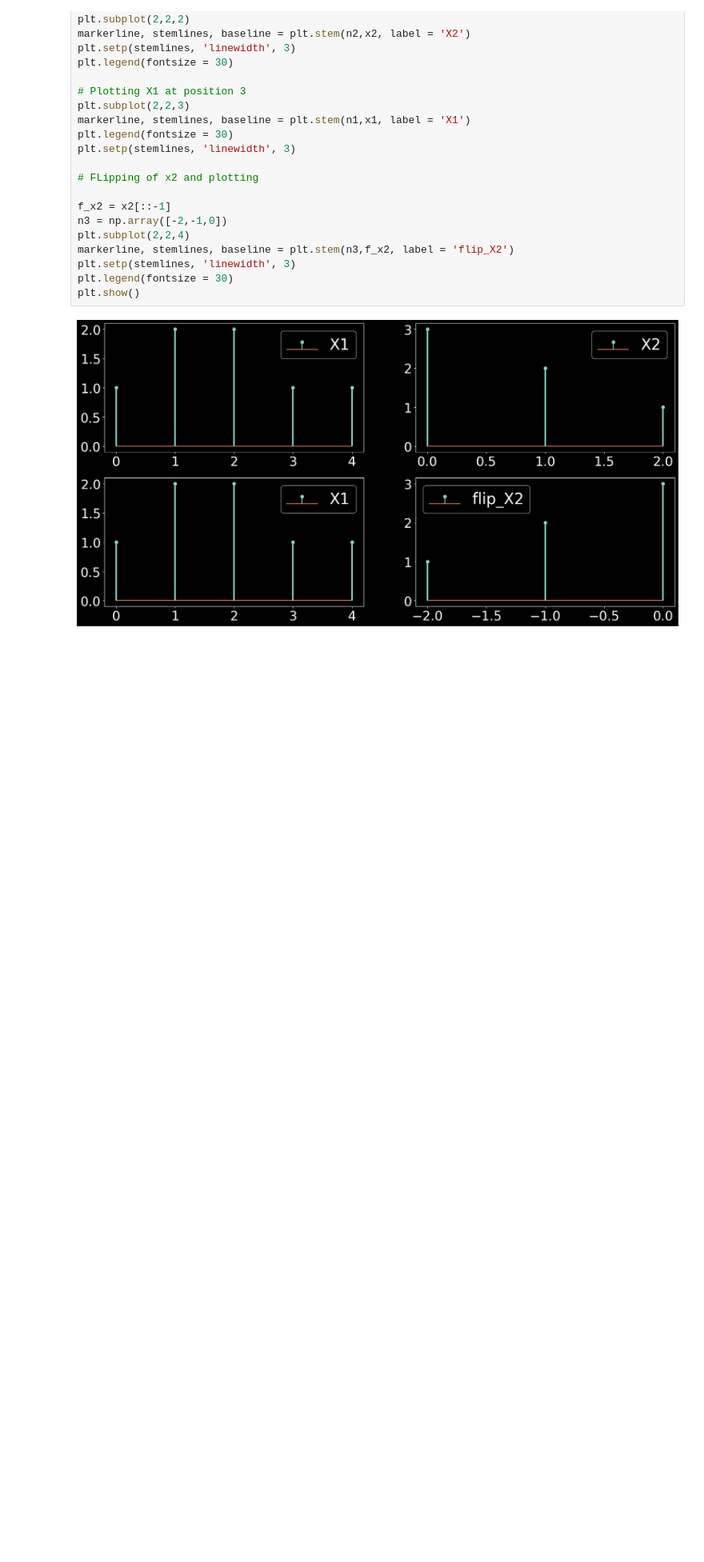
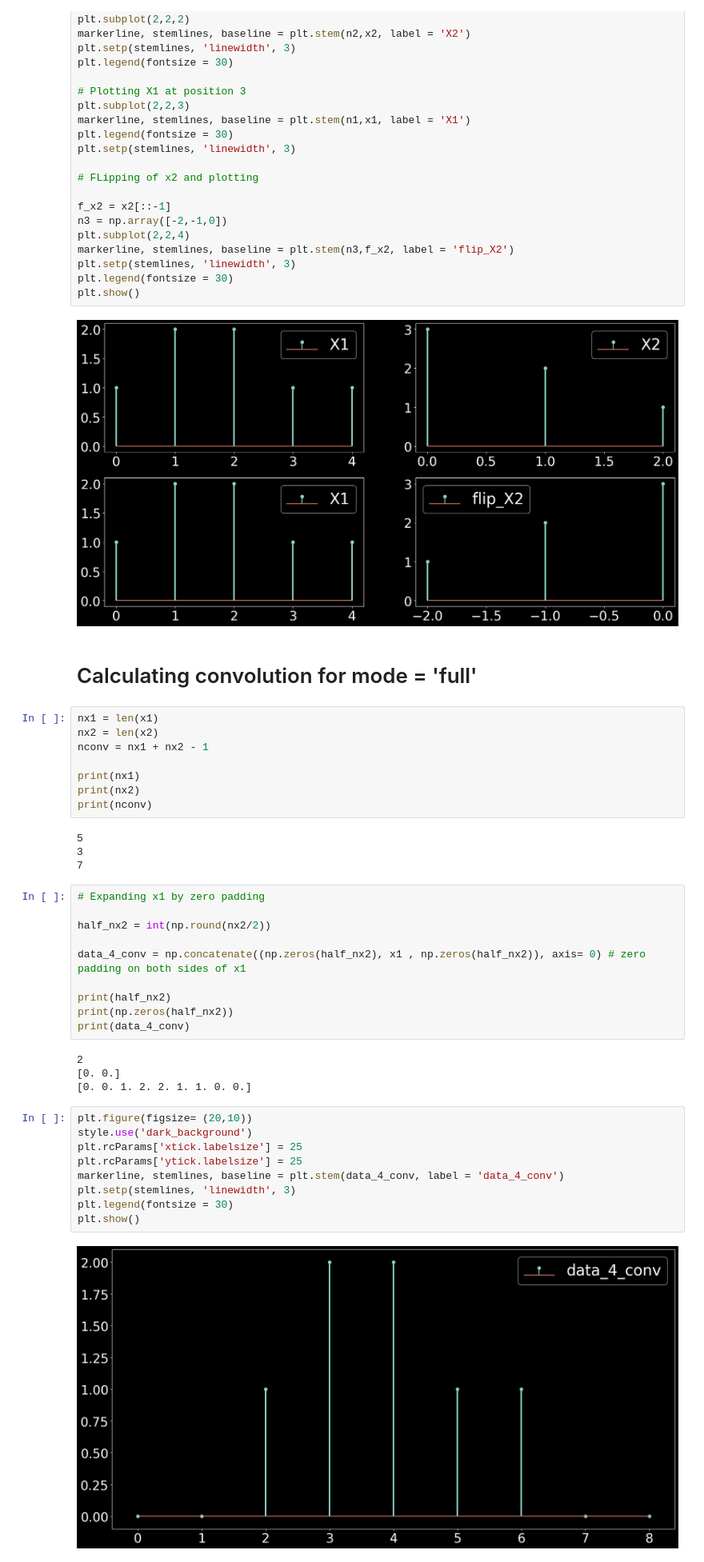
Before and after one commit to hbrandon15/ISP-with-Python, a Jupyter notebook: fundamentals_of_signal_processing/09_convolution.ipynb, the cells around one changed output. Shown at 80% size. Saved outputs shown, nothing was run; the diff lists cells and outputs as text; blank space fills up the shorter version.

Commit message:
Add notes for calculating convolution

```diff
--- a/fundamentals_of_signal_processing/09_convolution.ipynb
+++ b/fundamentals_of_signal_processing/09_convolution.ipynb
@@ -45,3 +45,42 @@ plt.legend(fontsize = 30)
 plt.show()
 # %% [output]
 [figure]
+# %% [markdown]
+# Calculating convolution for mode = 'full'
+# %%
+nx1 = len(x1)
+nx2 = len(x2)
+nconv = nx1 + nx2 - 1
+
+print(nx1)
+print(nx2)
+print(nconv)
+# %% [output]
+5
+3
+7
+# %%
+# Expanding x1 by zero padding
+
+half_nx2 = int(np.round(nx2/2))
+
+data_4_conv = np.concatenate((np.zeros(half_nx2), x1 , np.zeros(half_nx2)), axis= 0) # zero padding on both sides of x1
+
+print(half_nx2)
+print(np.zeros(half_nx2))
+print(data_4_conv)
+# %% [output]
+2
+[0. 0.]
+[0. 0. 1. 2. 2. 1. 1. 0. 0.]
+# %%
+plt.figure(figsize= (20,10))
+style.use('dark_background')
+plt.rcParams['xtick.labelsize'] = 25
+plt.rcParams['ytick.labelsize'] = 25
+markerline, stemlines, baseline = plt.stem(data_4_conv, label = 'data_4_conv')
+plt.setp(stemlines, 'linewidth', 3)
+plt.legend(fontsize = 30)
+plt.show()
+# %% [output]
+[figure, added]
```
Also changed, not shown: parts of 4 cells of this notebook.
